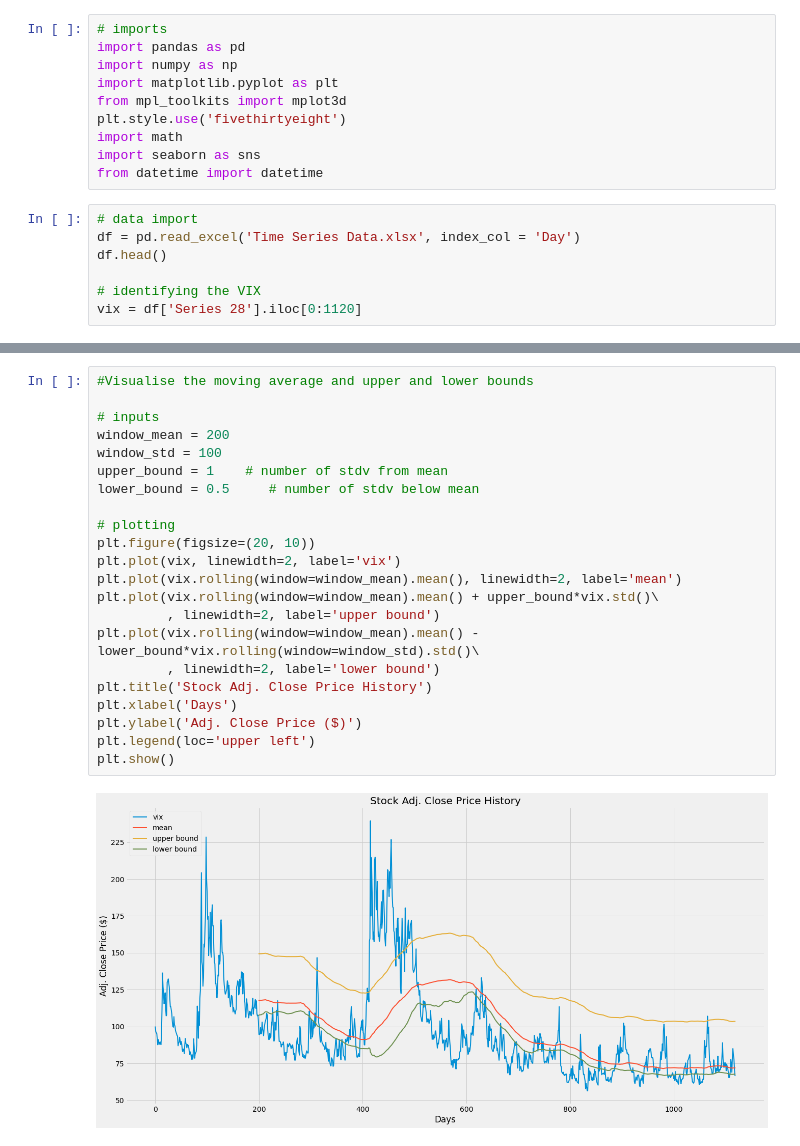
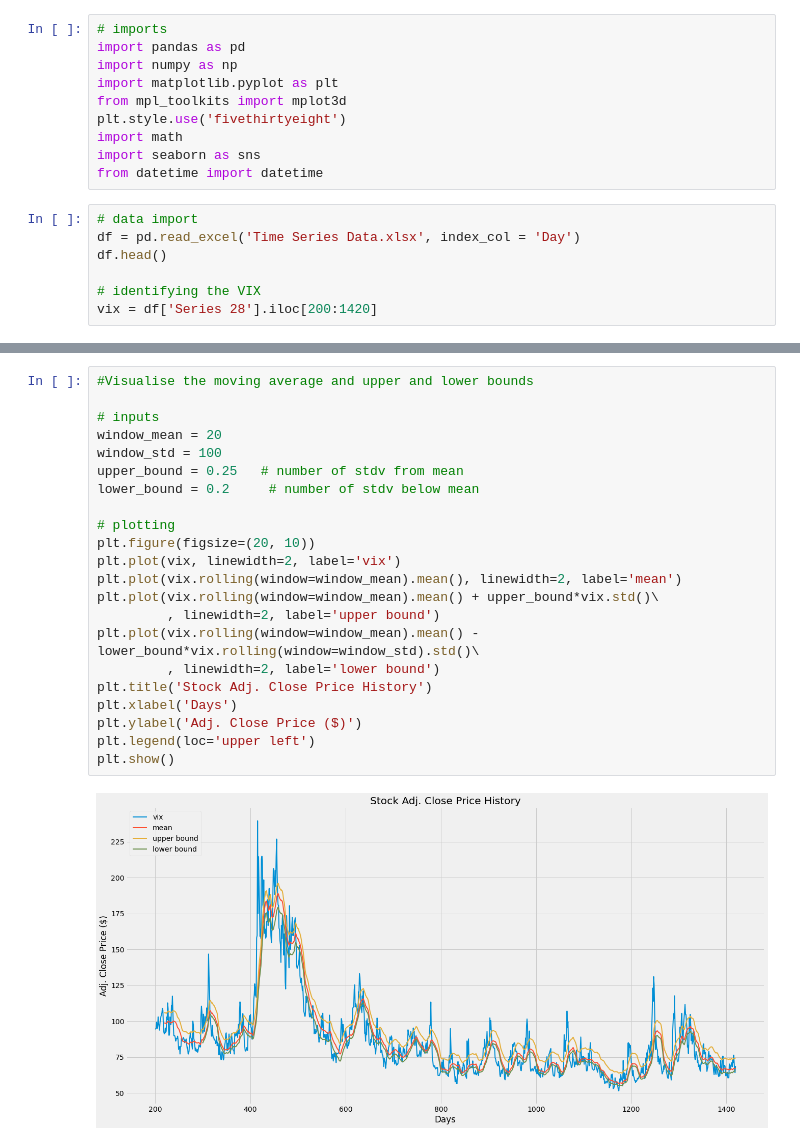
Before and after one commit to oscarwoodi/BHProj2Team1, a Jupyter notebook: VIX_.ipynb, the cells around one changed output, grey strips where cells are left out. Drawn from its saved outputs; the diff is of its cells as text.

```diff
--- a/VIX_.ipynb
+++ b/VIX_.ipynb
@@ -24,7 +24,7 @@ df = pd.read_excel('Time Series Data.xlsx', index_col = 'Day')
 df.head()
 
 # identifying the VIX
-vix = df['Series 28'].iloc[0:1120]
+vix = df['Series 28'].iloc[200:1420]
 # %%
 #Visualise the data
 plt.figure(figsize=(20, 10))
@@ -39,27 +39,27 @@ plt.show()
 # %%
 #Visualise the moving average and upper and lower bounds
 
 # inputs
-window_mean = 200
+window_mean = 20
 window_std = 100
-upper_bound = 1    # number of stdv from mean
-lower_bound = 0.5     # number of stdv below mean
+upper_bound = 0.25   # number of stdv from mean
+lower_bound = 0.2     # number of stdv below mean
 
 # plotting
 plt.figure(figsize=(20, 10))
 plt.plot(vix, linewidth=2, label='vix')
 plt.plot(vix.rolling(window=window_mean).mean(), linewidth=2, label='mean')
 plt.plot(vix.rolling(window=window_mean).mean() + upper_bound*vix.std()\
          , linewidth=2, label='upper bound')
 plt.plot(vix.rolling(window=window_mean).mean() - lower_bound*vix.rolling(window=window_std).std()\
          , linewidth=2, label='lower bound')
 plt.title('Stock Adj. Close Price History')
 plt.xlabel('Days')
 plt.ylabel('Adj. Close Price ($)')
 plt.legend(loc='upper left')
 plt.show()
 # %% [output]
-[figure, old version]
+[figure, new version]
 # %%
 # vix strategy
 
```
Also changed, not shown: parts of 5 cells of this notebook, 2 other files.
